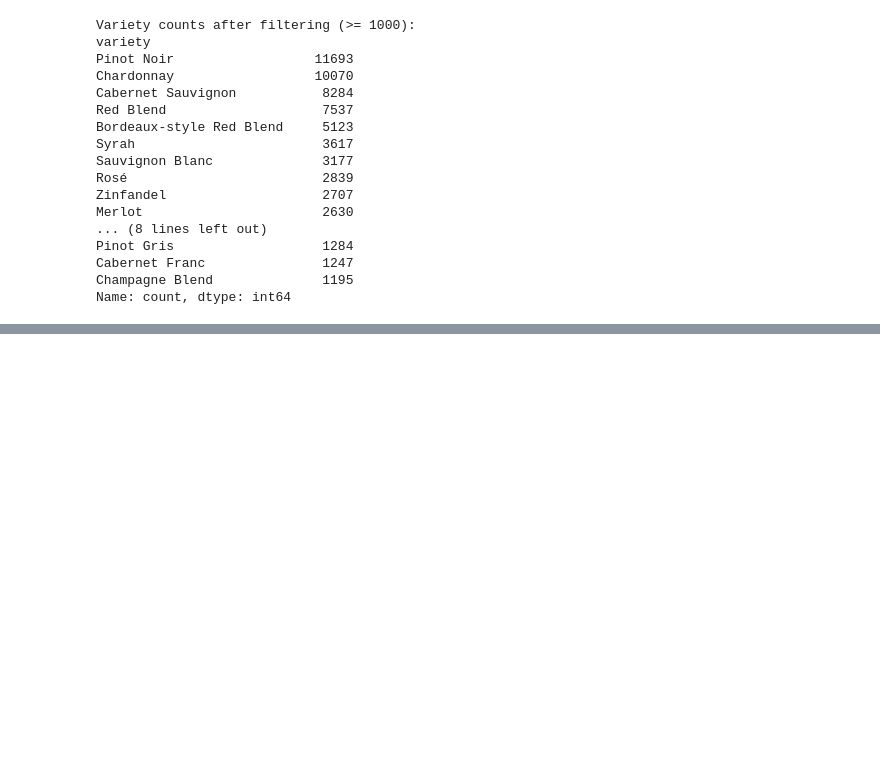
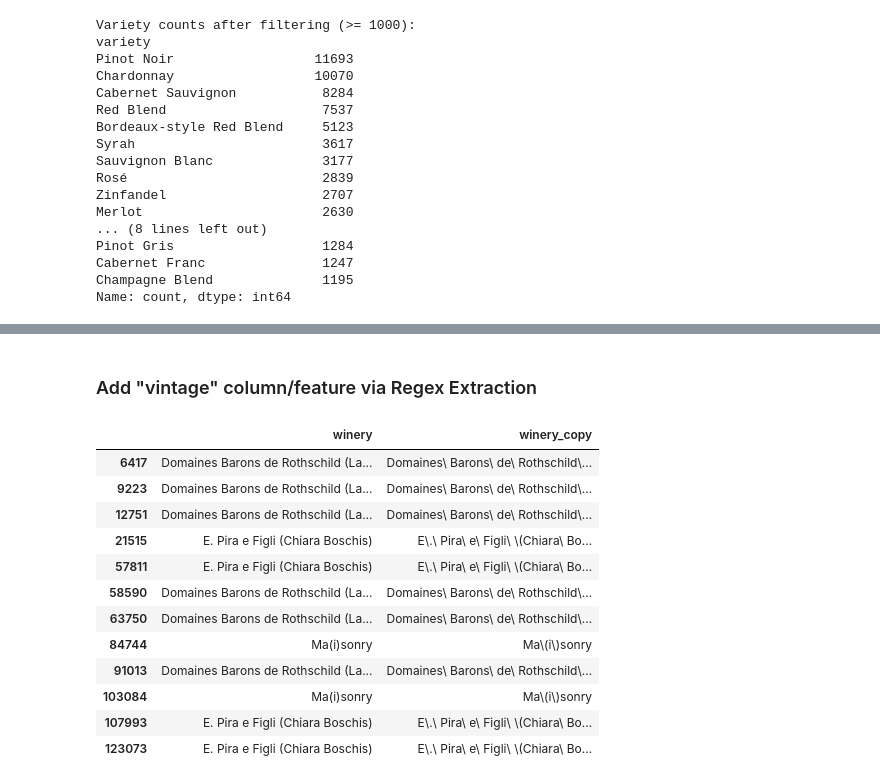
Before and after one commit to Zetaorionis/Capstone_Project, a Jupyter notebook: Python/WineDataCleaning.ipynb, the cells around one changed output, grey strips where cells are left out. Saved outputs shown, nothing was run; the diff lists cells and outputs as text; code cells hidden in the pictures; blank space fills up the shorter version.

```diff
--- a/Python/WineDataCleaning.ipynb
+++ b/Python/WineDataCleaning.ipynb
@@ -475,0 +463,2 @@ memory usage: 6.6+ MB
+# %% [markdown]
+### Add "vintage" column/feature via Regex Extraction
@@ -475,0 +467,24 @@ memory usage: 6.6+ MB
+# %%
+#Create copy of winery column for Regex string
+clean_wine_data_final['winery_copy'] = clean_wine_data_final['winery']
+# %%
+# Escape any special characters in winery string
+clean_wine_data_final['winery_copy'] = clean_wine_data_final['winery_copy'].apply(lambda x : re.escape(x))
+# %%
+# Fine sample wineries with special character '(' and check escaping
+p = '\('
+clean_wine_data_final[['winery', 'winery_copy']][clean_wine_data_final['winery'].str.contains(p)]
+# %% [output]
+|  | winery | winery_copy |
+| 6417 | Domaines Barons de Rothschild (La... | Domaines\ Barons\ de\ Rothschild\... |
+| 9223 | Domaines Barons de Rothschild (La... | Domaines\ Barons\ de\ Rothschild\... |
+| 12751 | Domaines Barons de Rothschild (La... | Domaines\ Barons\ de\ Rothschild\... |
+| 21515 | E. Pira e Figli (Chiara Boschis) | E\.\ Pira\ e\ Figli\ \(Chiara\ Bo... |
+| 57811 | E. Pira e Figli (Chiara Boschis) | E\.\ Pira\ e\ Figli\ \(Chiara\ Bo... |
+| 58590 | Domaines Barons de Rothschild (La... | Domaines\ Barons\ de\ Rothschild\... |
+| 63750 | Domaines Barons de Rothschild (La... | Domaines\ Barons\ de\ Rothschild\... |
+| 84744 | Ma(i)sonry | Ma\(i\)sonry |
+| 91013 | Domaines Barons de Rothschild (La... | Domaines\ Barons\ de\ Rothschild\... |
+| 103084 | Ma(i)sonry | Ma\(i\)sonry |
+| 107993 | E. Pira e Figli (Chiara Boschis) | E\.\ Pira\ e\ Figli\ \(Chiara\ Bo... |
+| 123073 | E. Pira e Figli (Chiara Boschis) | E\.\ Pira\ e\ Figli\ \(Chiara\ Bo... |
```
Also changed, not shown: parts of 18 cells of this notebook, 2 other files.
